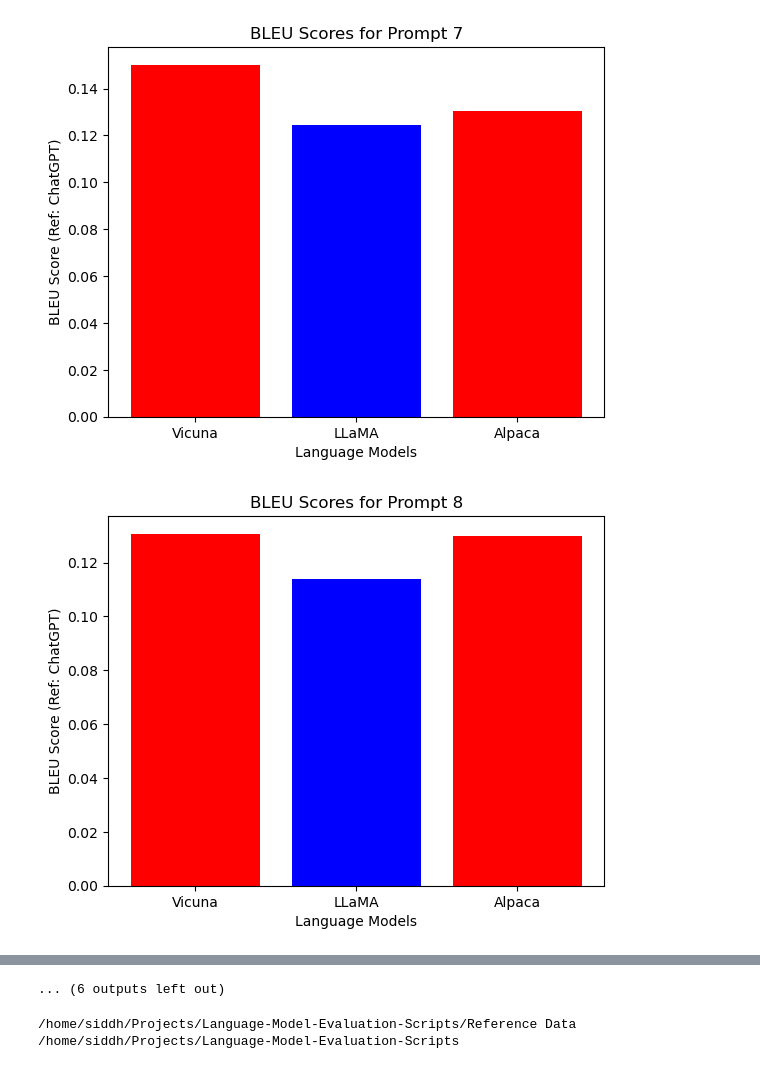
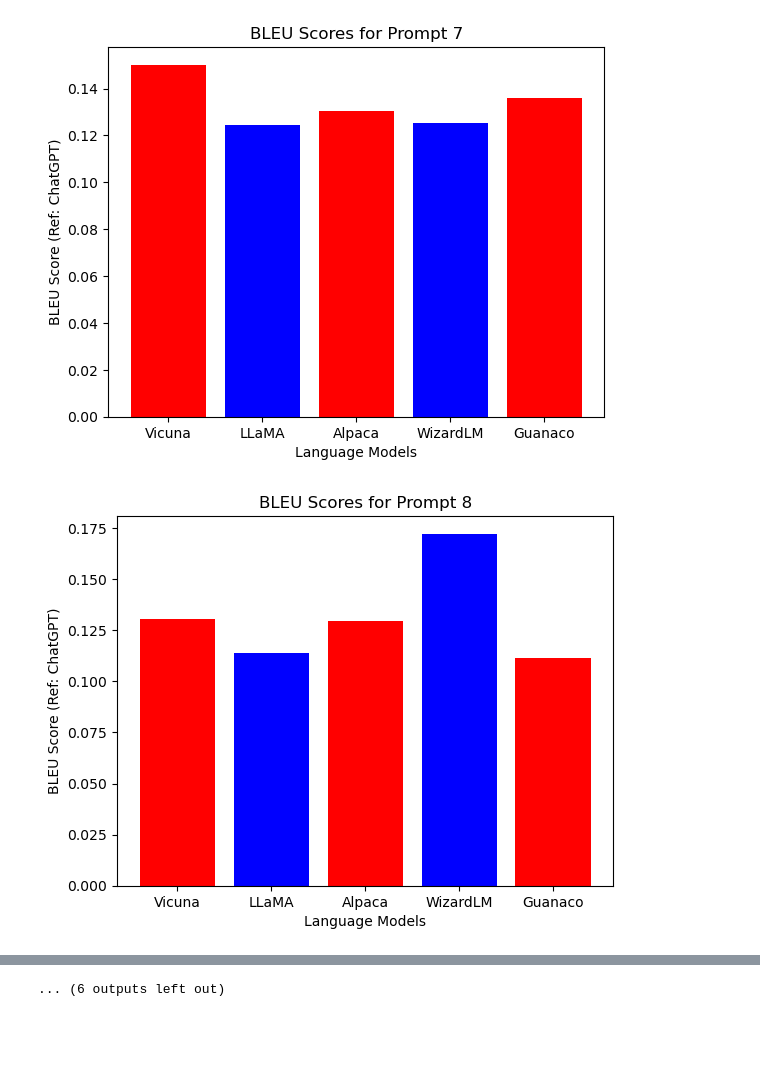
Before and after one commit to SiddhartaDutta/Language-Model-Evaluation-Scripts, a Jupyter notebook: bleu.ipynb, the cells around one changed output, grey strips where cells are left out. Cells and saved outputs as stored; diff of their text form; code cells hidden in the pictures; blank space fills up the shorter version.

Commit message:
Added rest of model data

```diff
--- a/bleu.ipynb
+++ b/bleu.ipynb
@@ -52,7 +52,29 @@ for file in alpacaPaths:
 
 os.chdir('..')
 
+    # Load WizardLM data
+os.chdir('WizardLM/')
+wizardPaths = os.listdir()
+wizardPaths.sort()
+
+wizardCandidates = []
+for file in wizardPaths:
+    wizardCandidates.append(getText(file))
+
 os.chdir('..')
+
+    # Load Guanaco data
+os.chdir('Guanaco/')
+guanacoPaths = os.listdir()
+guanacoPaths.sort()
+
+guanacoCandidates = []
+for file in guanacoPaths:
+    guanacoCandidates.append(getText(file))
+
+os.chdir('..')
+
+os.chdir('..')
 # %%
 # Load all reference data
 
@@ -63,6 +85,8 @@ referencePaths.sort()
 llamaScores = []
 vicunaScores = []
 alpacaScores = []
+wizardScores = []
+guanacoScores = []
 
 reference = []
 for file, index in zip(referencePaths, range(len(referencePaths))):
@@ -76,9 +100,12 @@ for file, index in zip(referencePaths, range(len(referencePaths))):
 
     alpacaScores.append(sentence_bleu(reference, alpacaCandidates[index]))
     print('Score Alpaca: {}'.format(alpacaScores[index]))
-    # print(reference)
-    # print(vicunaCandidates[index])
 
+    wizardScores.append(sentence_bleu(reference, wizardCandidates[index]))
+    print('Score WizardLM: {}'.format(wizardScores[index]))
+
+    guanacoScores.append(sentence_bleu(reference, guanacoCandidates[index]))
+    print('Score Guanaco: {}'.format(guanacoScores[index]))
 
     # Go back
 os.chdir('..')
@@ -103,7 +130,7 @@ Score Alpaca: 0.1956396801469053
 # %%
 # Graph Generation
 
-length = range(3)
+length = range(5)
 left = []
 for index in length:
     left.append(index + 1)
@@ -111,10 +138,10 @@ for index in length:
 for index in range(18):
 
     # Data points
-    data = [vicunaScores[index], llamaScores[index], alpacaScores[index]]
+    data = [vicunaScores[index], llamaScores[index], alpacaScores[index], wizardScores[index], guanacoScores[index]]
 
     # Data labels
-    labels = ['Vicuna', 'LLaMA', 'Alpaca']
+    labels = ['Vicuna', 'LLaMA', 'Alpaca', 'WizardLM', 'Guanaco']
 
     plt.bar(left, data, tick_label = labels, width = 0.8, color = ['red', 'blue'])
 
@@ -139,2 +166,2 @@ for index in range(18):
-[figure, old version]
+[figure, new version]
-[figure, old version]
+[figure, new version]
@@ -145,10 +172 @@ for index in range(18):
 ... (6 outputs left out)
-# %%
-print(os.getcwd())
-
-os.chdir('..')
-
-print(os.getcwd())
-# %% [output]
-/home/siddh/Projects/Language-Model-Evaluation-Scripts/Reference Data
-/home/siddh/Projects/Language-Model-Evaluation-Scripts
```
Also changed, not shown: parts of 2 cells of this notebook, 54 other files.
